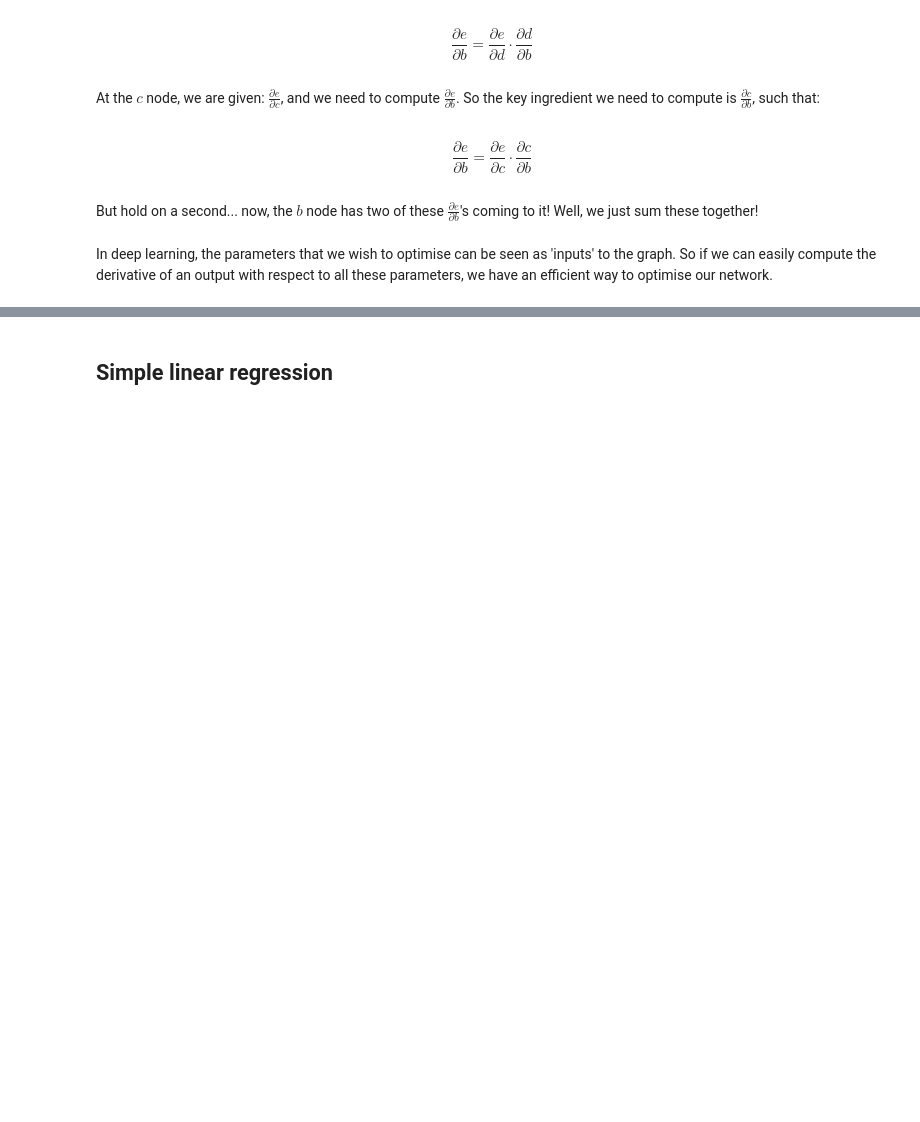
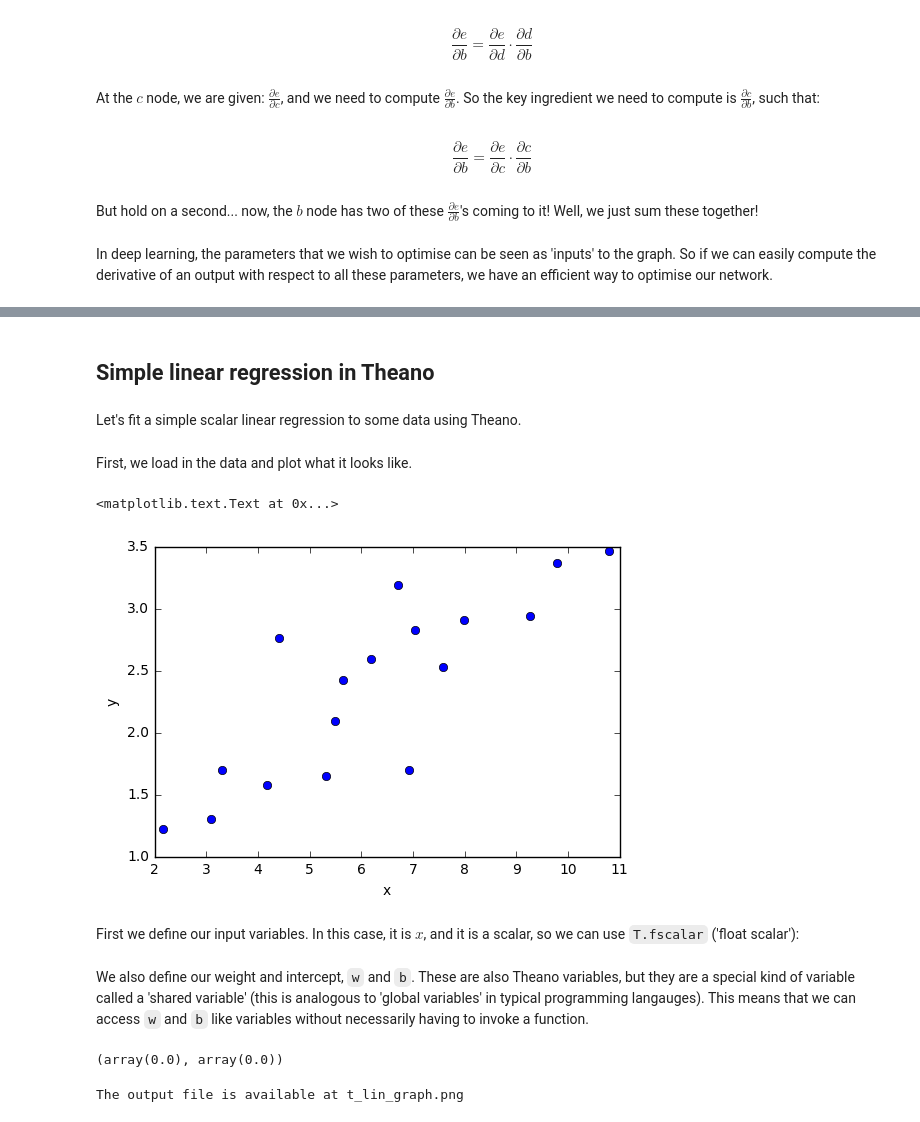
Before and after one commit to christopher-beckham/inf6953h, a Jupyter notebook: intro.ipynb, the cells around one changed output, grey strips where cells are left out. Cells and saved outputs as stored; diff of their text form; code cells hidden in the pictures; blank space fills up the shorter version.

```diff
--- a/intro.ipynb
+++ b/intro.ipynb
@@ -98,2 +232,2 @@ In deep learning, the parameters that we wish to optimise can be seen as 'inputs
 # %% [markdown]
-## Simple linear regression
+## Simple linear regression in Theano
@@ -99,0 +240,20 @@ In deep learning, the parameters that we wish to optimise can be seen as 'inputs
+# %% [markdown]
+Let's fit a simple scalar linear regression to some data using Theano.
+# %% [markdown]
+First, we load in the data and plot what it looks like.
+# %%
+# stealing from data from here:
+# https://github.com/aymericdamien/TensorFlow-Examples/blob/master/notebooks/2_BasicModels/linear_regression.ipynb
+X_train = np.asarray([3.3,4.4,5.5,6.71,6.93,4.168,9.779,6.182,7.59,2.167,
+                         7.042,10.791,5.313,7.997,5.654,9.27,3.1], dtype="float32")
+y_train = np.asarray([1.7,2.76,2.09,3.19,1.694,1.573,3.366,2.596,2.53,1.221,
+                         2.827,3.465,1.65,2.904,2.42,2.94,1.3], dtype="float32")
+# %%
+plt.plot(X_train, y_train, "bo")
+plt.xlabel('x')
+plt.ylabel('y')
+# %% [output]
+<matplotlib.text.Text at 0x...>
+[figure, added]
+# %% [markdown]
+First we define our input variables. In this case, it is $x$, and it is a scalar, so we can use `T.fscalar` ('float scalar'):
@@ -99,0 +263,2 @@ In deep learning, the parameters that we wish to optimise can be seen as 'inputs
+# %% [markdown]
+We also define our weight and intercept, `w` and `b`. These are also Theano variables, but they are a special kind of variable called a 'shared variable' (this is analogous to 'global variables' in typical programming langauges). This means that we can access `w` and `b` like variables without necessarily having to invoke a function.
@@ -99,0 +268,4 @@ In deep learning, the parameters that we wish to optimise can be seen as 'inputs
+# %%
+w.get_value(), b.get_value()
+# %% [output]
+(array(0.0), array(0.0))
@@ -99,0 +275,4 @@ In deep learning, the parameters that we wish to optimise can be seen as 'inputs
+# %%
+theano.printing.pydotprint(loss, outfile="t_lin_graph.png", var_with_name_simple=True)
+# %% [output]
+The output file is available at t_lin_graph.png
```
Also changed, not shown: parts of 73 cells of this notebook.
